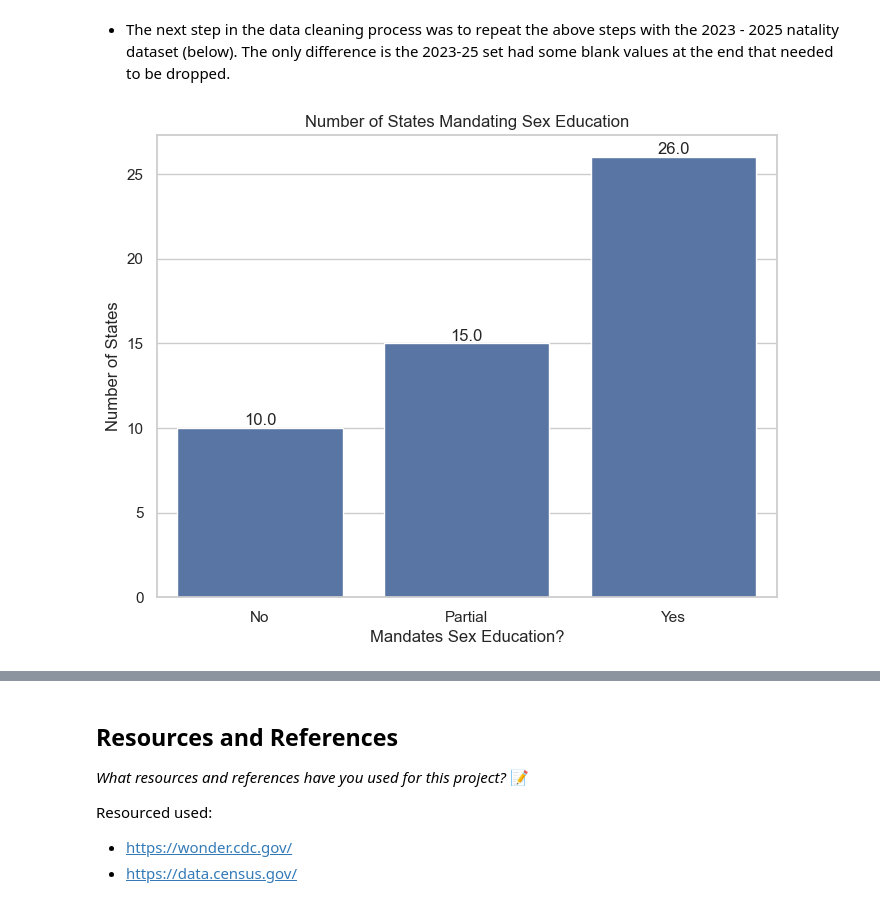
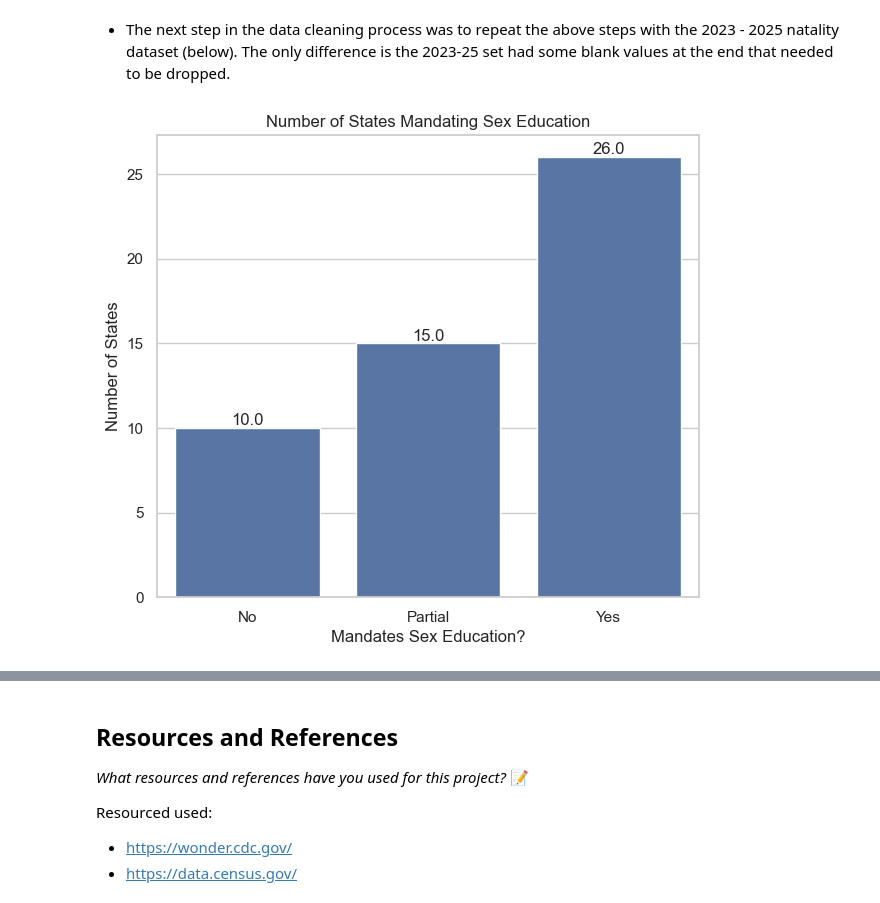
Before and after one commit to IT4063C001-Fall2025/final-project-Error1n, a Jupyter notebook: source.ipynb, the cells around one changed output, grey strips where cells are left out. Drawn from its saved outputs; the diff is of its cells as text; code cells hidden in the pictures.

```diff
--- a/source.ipynb
+++ b/source.ipynb
@@ -204,18 +204,18 @@ BirthData20232025.dropna(how="all", inplace=True)
 # %%
 #Visualization #1: Count of states (50 states + DC) mandating sex ed by answer (yes, no, partial)
 
 import matplotlib.pyplot as plt
 import seaborn as sns
 sns.set(style="whitegrid")
-plt.figure(figsize=(8, 6))
+plt.figure(figsize=(7, 6))
 ax = sns.countplot(x="Mandates Sex Ed?", data=StateLawDF)
 ax.set_title("Number of States Mandating Sex Education")
 ax.set_xlabel("Mandates Sex Education?")
 ax.set_ylabel("Number of States")
 for p in ax.patches:
     height = p.get_height()
     ax.annotate(f'{height}', (p.get_x() + p.get_width() / 2., height),
                 ha='center', va='bottom')
 plt.show()
 # %% [output]
-[figure, old version]
+[figure, new version]
```
Also changed, not shown: parts of 1 cell of this notebook.
